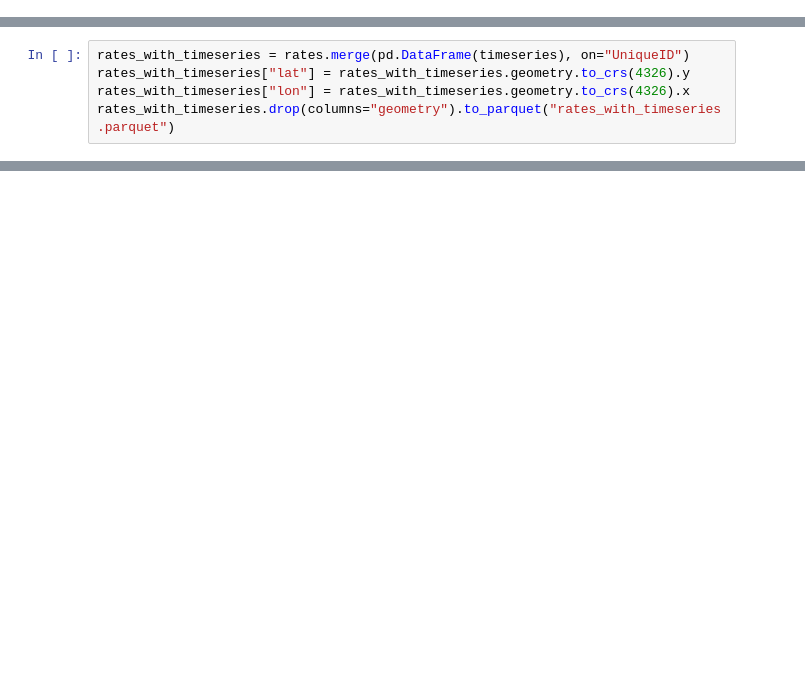
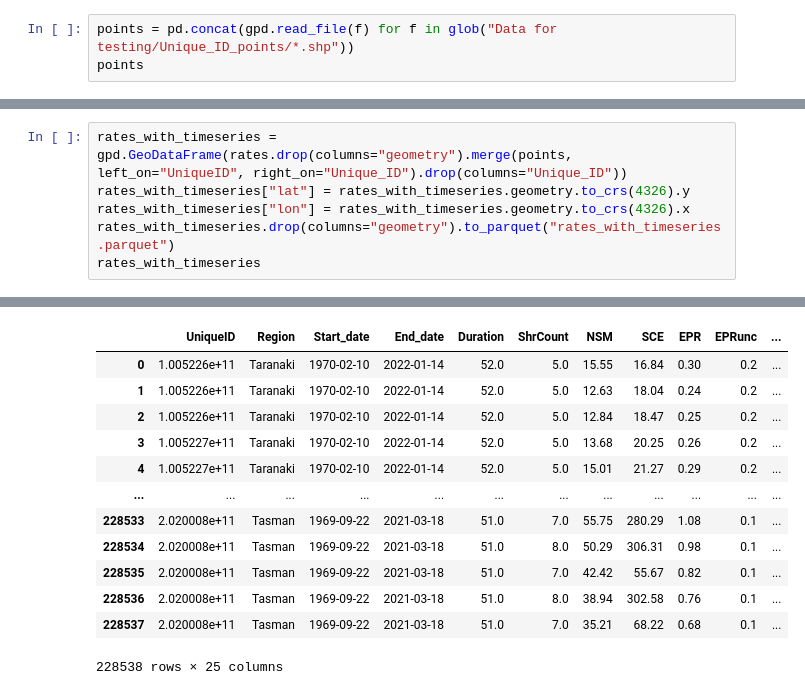
Before and after one commit to UoA-eResearch/retrolens, a Jupyter notebook: DSAS.ipynb, the cells around one changed output, grey strips where cells are left out. Cells and saved outputs as stored; diff of their text form; blank space fills up the shorter version.

```diff
--- a/DSAS.ipynb
+++ b/DSAS.ipynb
@@ -115,0 +165,3 @@ timeseries = process_map(get_timeseries, transects.index, chunksize=100, max_wor
+# %%
+points = pd.concat(gpd.read_file(f) for f in glob("Data for testing/Unique_ID_points/*.shp"))
+points
@@ -116,6 +183,7 @@ timeseries = process_map(get_timeseries, transects.index, chunksize=100, max_wor
 # %%
-rates_with_timeseries = rates.merge(pd.DataFrame(timeseries), on="UniqueID")
+rates_with_timeseries = gpd.GeoDataFrame(rates.drop(columns="geometry").merge(points, left_on="UniqueID", right_on="Unique_ID").drop(columns="Unique_ID"))
 rates_with_timeseries["lat"] = rates_with_timeseries.geometry.to_crs(4326).y
 rates_with_timeseries["lon"] = rates_with_timeseries.geometry.to_crs(4326).x
 rates_with_timeseries.drop(columns="geometry").to_parquet("rates_with_timeseries.parquet")
+rates_with_timeseries
 # %% [output]
@@ -122,0 +191,13 @@ rates_with_timeseries.drop(columns="geometry").to_parquet("rates_with_timeseries
+|  | UniqueID | Region | Start_date | End_date | Duration | ShrCount | NSM | SCE | EPR | EPRunc | ... |
+| 0 | 1.005226e+11 | Taranaki | 1970-02-10 | 2022-01-14 | 52.0 | 5.0 | 15.55 | 16.84 | 0.30 | 0.2 | ... |
+| 1 | 1.005226e+11 | Taranaki | 1970-02-10 | 2022-01-14 | 52.0 | 5.0 | 12.63 | 18.04 | 0.24 | 0.2 | ... |
+| 2 | 1.005226e+11 | Taranaki | 1970-02-10 | 2022-01-14 | 52.0 | 5.0 | 12.84 | 18.47 | 0.25 | 0.2 | ... |
+| 3 | 1.005227e+11 | Taranaki | 1970-02-10 | 2022-01-14 | 52.0 | 5.0 | 13.68 | 20.25 | 0.26 | 0.2 | ... |
+| 4 | 1.005227e+11 | Taranaki | 1970-02-10 | 2022-01-14 | 52.0 | 5.0 | 15.01 | 21.27 | 0.29 | 0.2 | ... |
+| ... | ... | ... | ... | ... | ... | ... | ... | ... | ... | ... | ... |
+| 228533 | 2.020008e+11 | Tasman | 1969-09-22 | 2021-03-18 | 51.0 | 7.0 | 55.75 | 280.29 | 1.08 | 0.1 | ... |
+| 228534 | 2.020008e+11 | Tasman | 1969-09-22 | 2021-03-18 | 51.0 | 8.0 | 50.29 | 306.31 | 0.98 | 0.1 | ... |
+| 228535 | 2.020008e+11 | Tasman | 1969-09-22 | 2021-03-18 | 51.0 | 7.0 | 42.42 | 55.67 | 0.82 | 0.1 | ... |
+| 228536 | 2.020008e+11 | Tasman | 1969-09-22 | 2021-03-18 | 51.0 | 8.0 | 38.94 | 302.58 | 0.76 | 0.1 | ... |
+| 228537 | 2.020008e+11 | Tasman | 1969-09-22 | 2021-03-18 | 51.0 | 7.0 | 35.21 | 68.22 | 0.68 | 0.1 | ... |
+228538 rows × 25 columns
```
Also changed, not shown: parts of 19 cells of this notebook, 3 other files.
